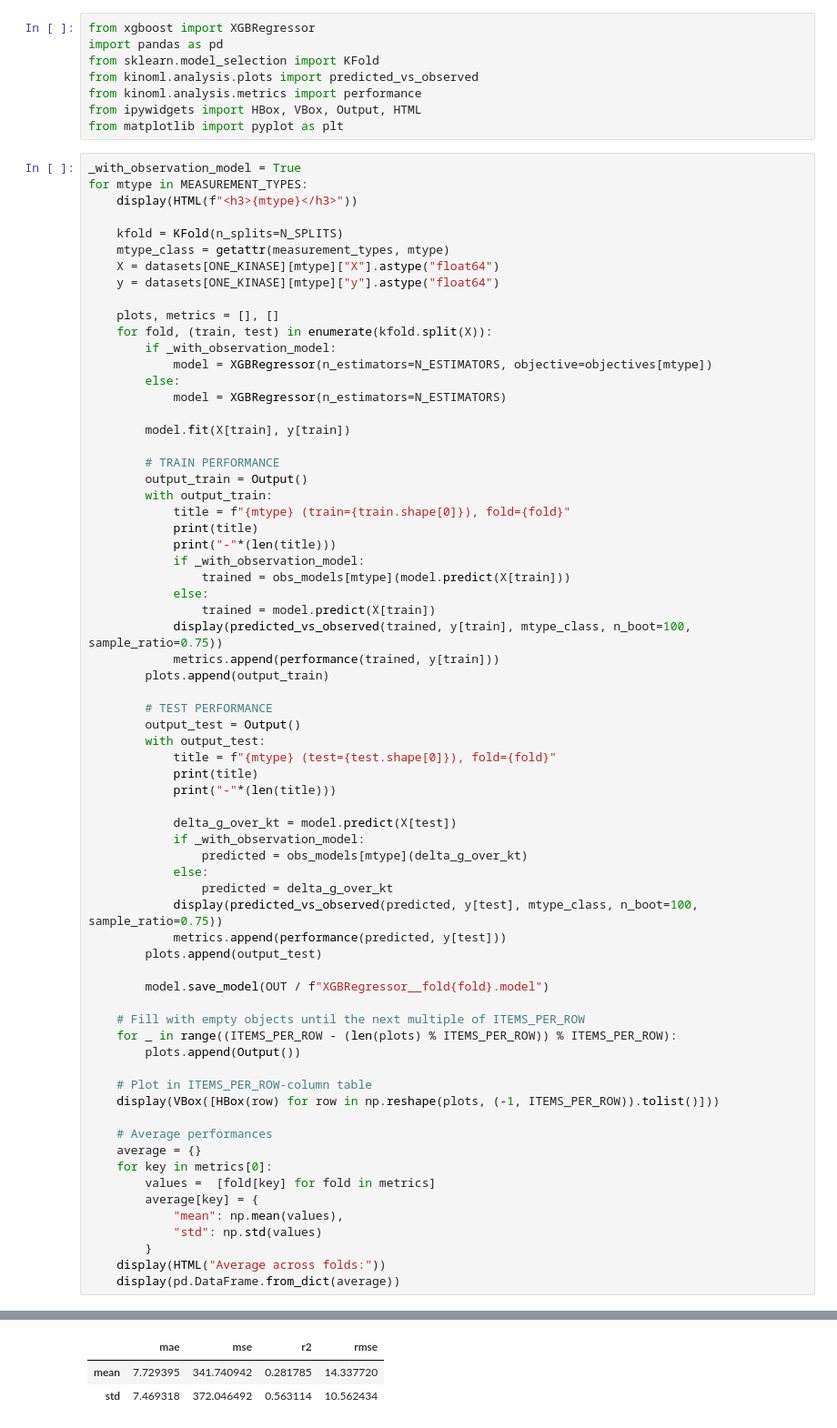
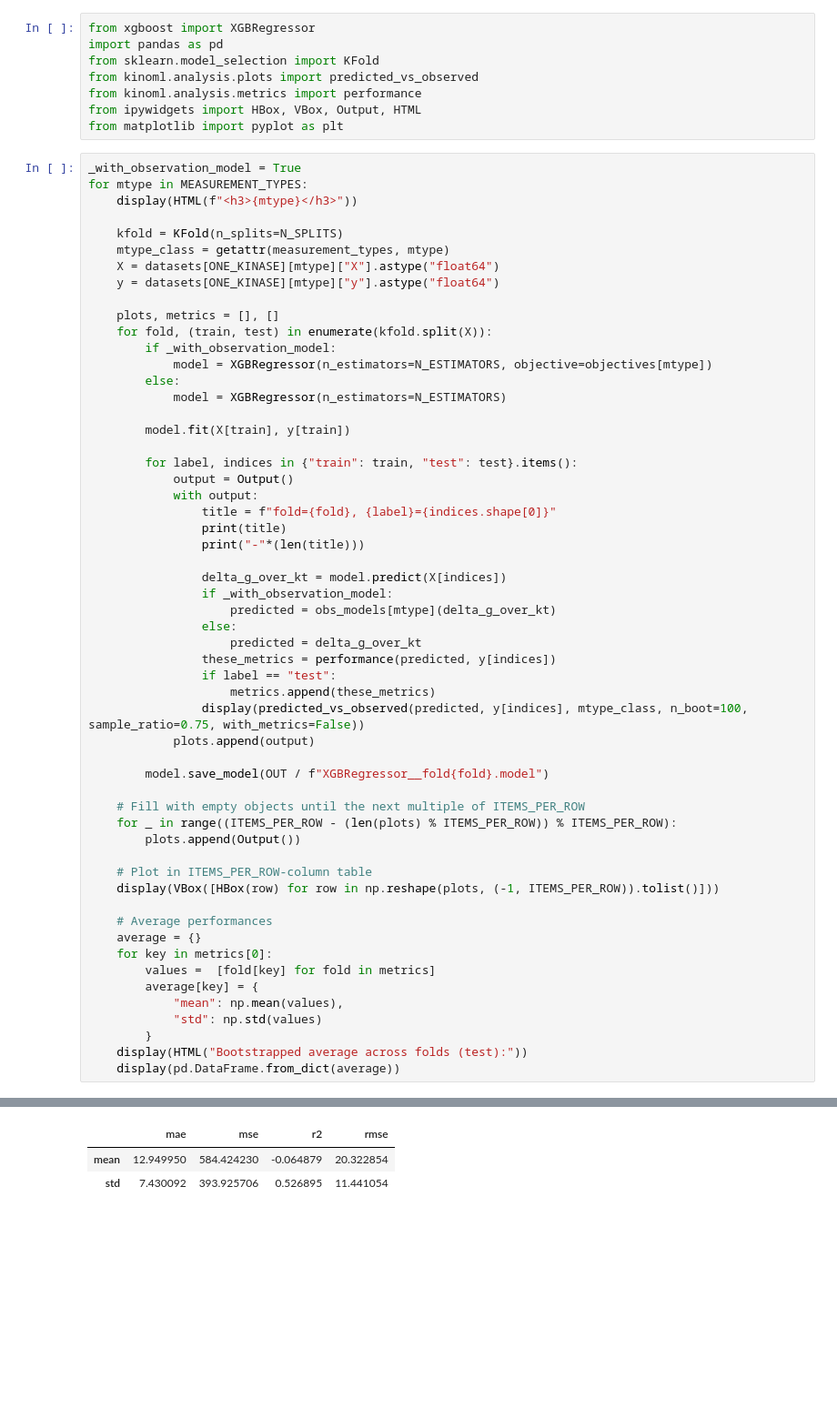
Before and after one commit to openkinome/experiments-binding-affinity, a Jupyter notebook: ligand-based/MorganFingerprint/XGB/train+test.ipynb, the cells around one changed output, grey strips where cells are left out. Shown at 91% size. Drawn from its saved outputs; the diff is of its cells as text; blank space fills up the shorter version.

Commit message:
do not mix indices in performance reports

```diff
--- a/ligand-based/MorganFingerprint/XGB/train+test.ipynb
+++ b/ligand-based/MorganFingerprint/XGB/train+test.ipynb
@@ -87,64 +87,52 @@ for mtype in MEASUREMENT_TYPES:
         else:
             model = XGBRegressor(n_estimators=N_ESTIMATORS)
 
         model.fit(X[train], y[train])
 
-        # TRAIN PERFORMANCE
-        output_train = Output()
-        with output_train:
-            title = f"{mtype} (train={train.shape[0]}), fold={fold}"
-            print(title)
-            print("-"*(len(title)))
-            if _with_observation_model:
-                trained = obs_models[mtype](model.predict(X[train]))
-            else:
-                trained = model.predict(X[train])
-            display(predicted_vs_observed(trained, y[train], mtype_class, n_boot=100, sample_ratio=0.75))
-            metrics.append(performance(trained, y[train]))
-        plots.append(output_train)
+        for label, indices in {"train": train, "test": test}.items():
+            output = Output()
+            with output:
+                title = f"fold={fold}, {label}={indices.shape[0]}"
+                print(title)
+                print("-"*(len(title)))
 
-        # TEST PERFORMANCE
-        output_test = Output()
-        with output_test:
-            title = f"{mtype} (test={test.shape[0]}), fold={fold}"
-            print(title)
-            print("-"*(len(title)))
-
-            delta_g_over_kt = model.predict(X[test])
-            if _with_observation_model:
-                predicted = obs_models[mtype](delta_g_over_kt)
-            else:
-                predicted = delta_g_over_kt
-            display(predicted_vs_observed(predicted, y[test], mtype_class, n_boot=100, sample_ratio=0.75))
-            metrics.append(performance(predicted, y[test]))
-        plots.append(output_test)
+                delta_g_over_kt = model.predict(X[indices])
+                if _with_observation_model:
+                    predicted = obs_models[mtype](delta_g_over_kt)
+                else:
+                    predicted = delta_g_over_kt
+                these_metrics = performance(predicted, y[indices])
+                if label == "test":
+                    metrics.append(these_metrics)
+                display(predicted_vs_observed(predicted, y[indices], mtype_class, n_boot=100, sample_ratio=0.75, with_metrics=False))
+            plots.append(output)
 
         model.save_model(OUT / f"XGBRegressor__fold{fold}.model")
 
     # Fill with empty objects until the next multiple of ITEMS_PER_ROW
     for _ in range((ITEMS_PER_ROW - (len(plots) % ITEMS_PER_ROW)) % ITEMS_PER_ROW):
         plots.append(Output())
 
     # Plot in ITEMS_PER_ROW-column table
     display(VBox([HBox(row) for row in np.reshape(plots, (-1, ITEMS_PER_ROW)).tolist()]))
 
     # Average performances
     average = {}
     for key in metrics[0]:
         values =  [fold[key] for fold in metrics]
         average[key] = {
             "mean": np.mean(values),
             "std": np.std(values)
         }
-    display(HTML("Average across folds:"))
+    display(HTML("Bootstrapped average across folds (test):"))
     display(pd.DataFrame.from_dict(average))
 # %% [output]
 [interactive output not drawn]
 VBox(children=(HBox(children=(Output(), Output())), HBox(children=(Output(), Output())), HBox(children=(Output…
 [interactive output not drawn]
 |  | mae | mse | r2 | rmse |
-| mean | 7.729395 | 341.740942 | 0.281785 | 14.337720 |
-| std | 7.469318 | 372.046492 | 0.563114 | 10.562434 |
+| mean | 12.949950 | 584.424230 | -0.064879 | 20.322854 |
+| std | 7.430092 | 393.925706 | 0.526895 | 11.441054 |
 # %%
 from kinoml.utils import watermark
 watermark()
```
Also changed, not shown: parts of 2 cells of this notebook, 1 other file.
